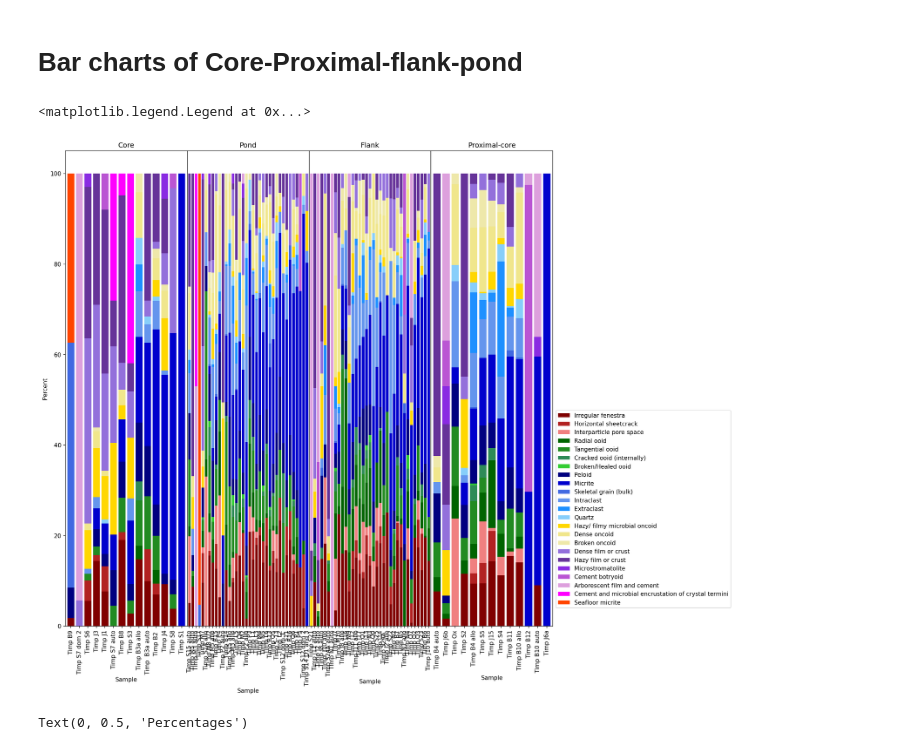
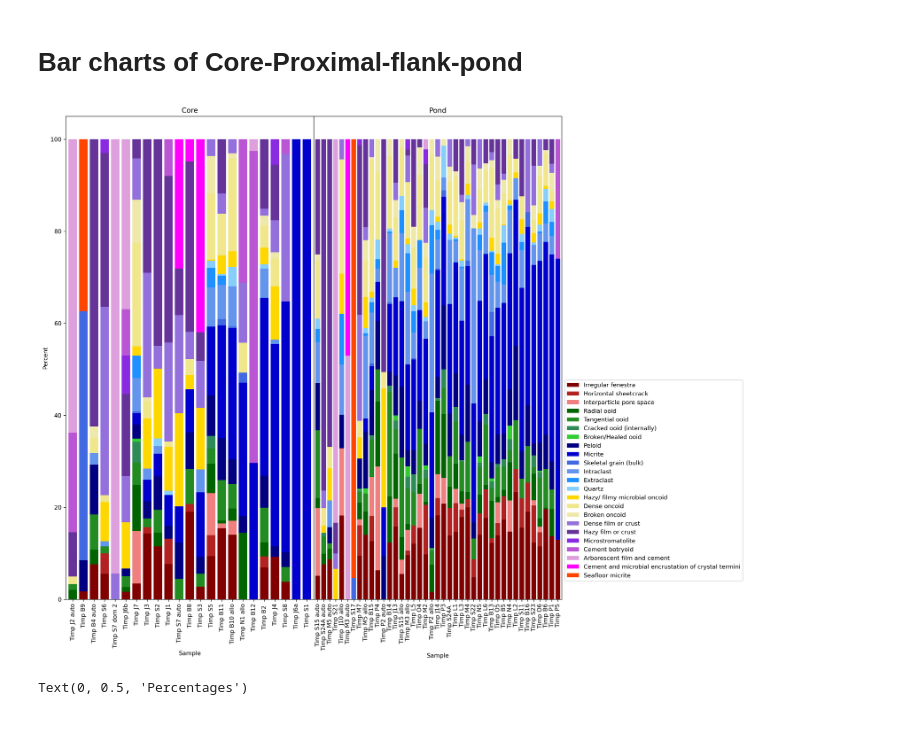
Before and after one commit to Bryozoan/MountJoy, a Jupyter notebook: Timpaweap 1st Order Trend Plots.ipynb, the cells around one changed output. Saved outputs shown, nothing was run; the diff lists cells and outputs as text; code cells hidden in the pictures.

```diff
--- a/Timpaweap 1st Order Trend Plots.ipynb
+++ b/Timpaweap 1st Order Trend Plots.ipynb
@@ -24,7 +24,7 @@ from matplotlib import pyplot as plt
 #Fix me dFthinSectionData.set_index('Samples', inplace=True);
 
 #set the figure resolution much higher:
-plt.rcParams['figure.dpi'] = 150
+plt.rcParams['figure.dpi'] = 300
 plt.rcParams['savefig.dpi'] = 500
 # %% [markdown]
 *Import the data*
@@ -47,13 +47,14 @@ Append the Labels/indexes to sort and color data by
 # %%
 #normalize dataset to percent of points taken:
 #dfNorm = df[["Irregular fenestra", "Horizontal sheetcrack", ""]].divide(df["Correction factor"], axis="index")
+#dfNorm = df.loc[:,"Irregular fenestra":"Arborescent film and cement"].divide(df["Correction factor"], axis="index")
 dfNorm = df.loc[:,"Irregular fenestra":"Seafloor micrite"].divide(df["Correction factor"], axis="index")
 #Append data
 dfNorm["Sample"] = df['Sample']
 dfNorm['Lateral Sort order'] = dfLab['Lateral Sort order']
 dfNorm['Vertical Sort Order'] = dfLab['Vertical Sort Order']
-dfNorm['MorphologyV2'] = dfLab['MorphologyV2']
-dfNorm['MorphColorV2'] = dfLab['MorphColorV2']
+dfNorm['MorphologyV4'] = dfLab['MorphologyV4']
+dfNorm['MorphColorV4'] = dfLab['MorphColorV4']
 # %%
 print(dfNorm)
 # %% [output]
@@ -274,51 +281,55 @@ data = {'col':['maroon','firebrick','lightcoral','darkgreen','forestgreen','seag
 sym = pd.DataFrame(data)
 
 #set up figure axis
-fig, ax = plt.subplots(nrows=1,ncols=4,figsize=(15,15))
+fig, ax = plt.subplots(nrows=1,ncols=2,figsize=(15,15))
 
 fig.subplots_adjust(wspace=0,)
 
 
-lat1 = dfNorm.where(dfNorm['MorphologyV2'].eq("Core"))
-lat2 = dfNorm.where(dfNorm['MorphologyV2'].eq('Pond'))
-lat3 = dfNorm.where(dfNorm['MorphologyV2'].eq('Flank'))
-lat4 = dfNorm.where(dfNorm['MorphologyV2'].eq('Prox'))
+lat1 = dfNorm.where(dfNorm['MorphologyV4'].eq("Core"))
+lat2 = dfNorm.where(dfNorm['MorphologyV4'].eq('Pond'))
+lat3 = dfNorm.where(dfNorm['MorphologyV4'].eq('Flank'))
+lat4 = dfNorm.where(dfNorm['MorphologyV4'].eq('Prox'))
 #lat5 = dfNorm.where(dfNorm['Lateral Index'].eq(5))
 
 #drop nans -- this step is not working otherwise this is good to go
 lat1d = lat1.dropna(subset=['Sample'])
 lat2d = lat2.dropna(subset=['Sample'])
 lat3d = lat3.dropna(subset=['Sample'])
 lat4d = lat4.dropna(subset=['Sample'])
 
 
 #order based on sample location
 lat1d = lat1d.sort_values(by=['Micrite'])
 lat2d = lat2d.sort_values(by=['Micrite'])
-lat3d = lat3d.sort_values(by=['Micrite'])
-lat4d = lat4d.sort_values(by=['Micrite'])
+lat3d = lat3d.sort_values(by=['Arborescent film and cement'])
+lat4d = lat4d.sort_values(by=['Arborescent film and cement'])
 
 #drop sort order columns
 lat1d = lat1d.drop(columns=['Lateral Sort order', 'Vertical Sort Order'])
 lat2d = lat2d.drop(columns=['Lateral Sort order', 'Vertical Sort Order'])
 lat3d = lat3d.drop(columns=['Lateral Sort order', 'Vertical Sort Order'])
 lat4d = lat4d.drop(columns=['Lateral Sort order', 'Vertical Sort Order'])
 
 #plot
 lat1d.plot.bar(x='Sample', stacked=True, ax=ax[0], legend=False, color=sym['col'],\
                title='Core', ylabel='Percent', width=0.8)
 lat2d.plot.bar(x='Sample', stacked=True,ax=ax[1], legend=False, color=sym['col'],\
                title='Pond', yticks=[], width=0.8)
-lat3d.plot.bar(x='Sample', stacked=True,ax=ax[2], legend=False, color=sym['col'],\
-               title='Flank', yticks=[], width=0.8)
-lat4d.plot.bar(x='Sample', stacked=True,ax=ax[3], legend=False, color=sym['col'],\
-               title='Proximal-core', yticks=[], width=0.8)
+##
+#lat3d.plot.bar(x='Sample', stacked=True,ax=ax[2], legend=False, color=sym['col'],\
+#               title='Flank', yticks=[], width=0.8)
+#lat4d.plot.bar(x='Sample', stacked=True,ax=ax[3], legend=False, color=sym['col'],\
+#               title='Proximal-core', yticks=[], width=0.8)
+##
+
 #lat5d.plot.bar(x='Sample', stacked=True,ax=ax[4], legend=False)
 
 plt.legend(bbox_to_anchor =(1, .46))
+
+plt.savefig(r'C:\Users\therobe7\Documents\test3.png', bbox_inches='tight')
 # %% [output]
-<matplotlib.legend.Legend at 0x...>
-[figure, old version]
+[figure, new version]
 # %%
 data = {'col':['b','r','g','c','m','blueviolet','teal','palevioletred','gold',\
                       'darkgreen'],'mark':['o','s','^','p','*','d','X','>','<','v']}
```
Also changed, not shown: parts of 3 cells of this notebook, 2 other files.
